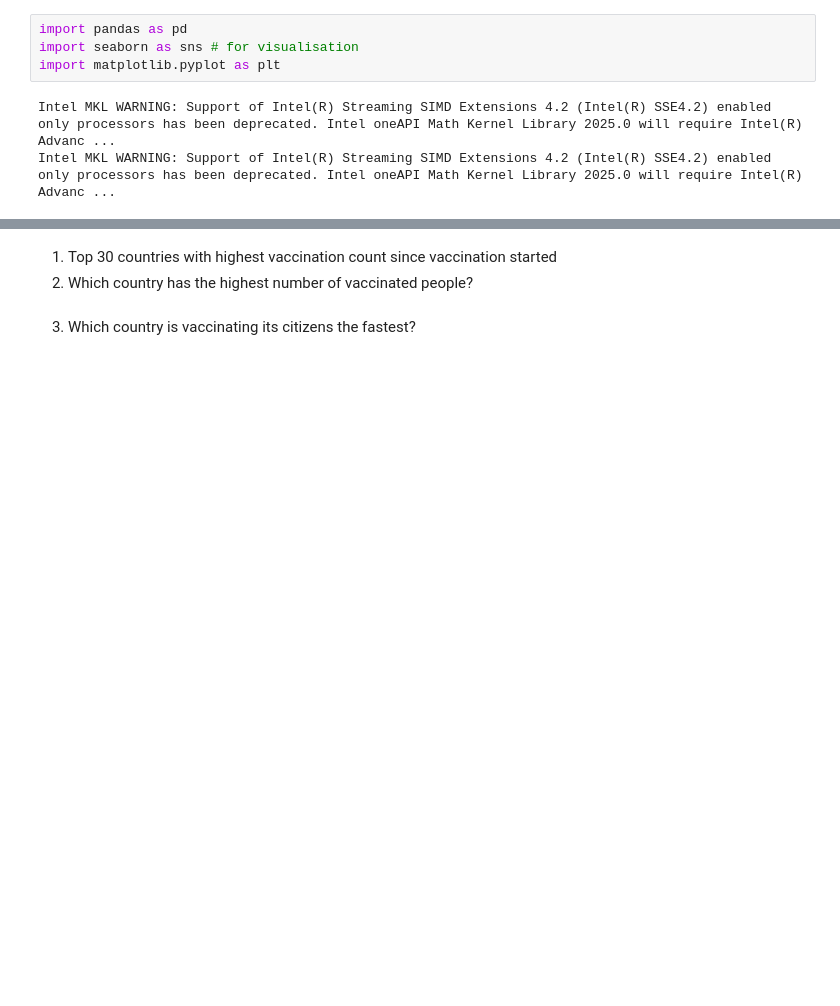
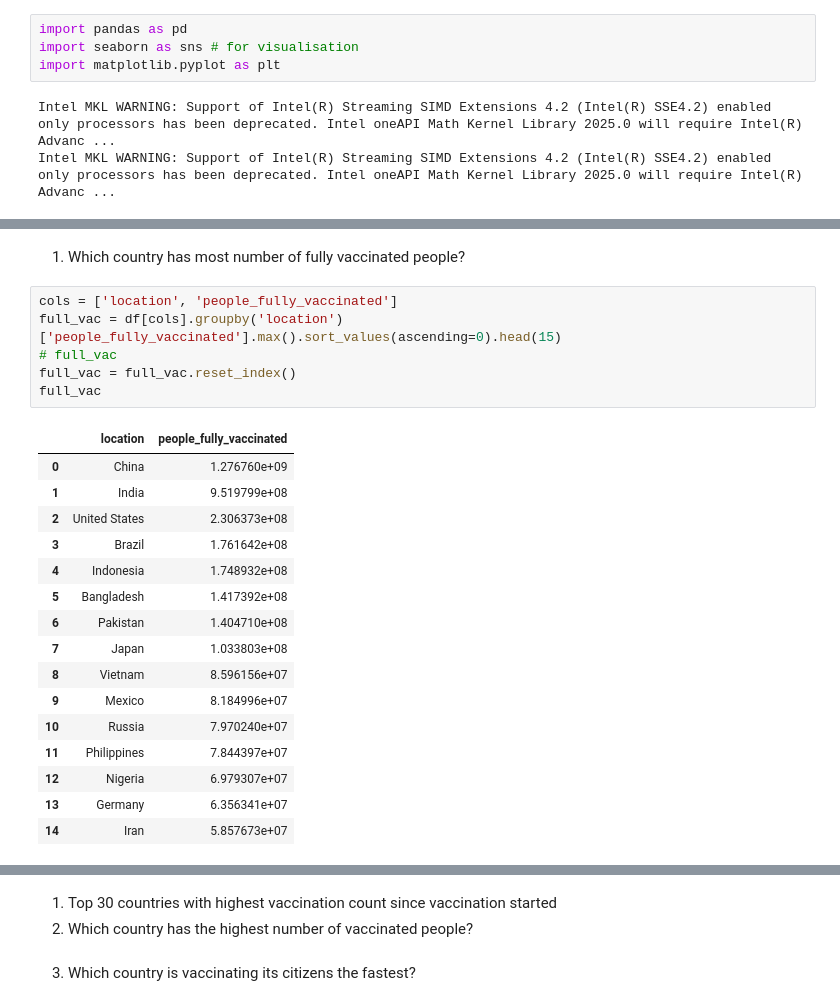
Before and after one commit to lewah/mangosplit, a Jupyter notebook: COVID-19/step3.ipynb, the cells around one changed output, grey strips where cells are left out. Cells and saved outputs as stored; diff of their text form; blank space fills up the shorter version.

```diff
--- a/COVID-19/step3.ipynb
+++ b/COVID-19/step3.ipynb
@@ -17,0 +30,25 @@ df.head()
+# %% [markdown]
+1. Which country has most number of fully vaccinated people?
+# %%
+cols = ['location', 'people_fully_vaccinated']
+full_vac = df[cols].groupby('location')['people_fully_vaccinated'].max().sort_values(ascending=0).head(15)
+# full_vac
+full_vac = full_vac.reset_index()
+full_vac
+# %% [output]
+|  | location | people_fully_vaccinated |
+| 0 | China | 1.276760e+09 |
+| 1 | India | 9.519799e+08 |
+| 2 | United States | 2.306373e+08 |
+| 3 | Brazil | 1.761642e+08 |
+| 4 | Indonesia | 1.748932e+08 |
+| 5 | Bangladesh | 1.417392e+08 |
+| 6 | Pakistan | 1.404710e+08 |
+| 7 | Japan | 1.033803e+08 |
+| 8 | Vietnam | 8.596156e+07 |
+| 9 | Mexico | 8.184996e+07 |
+| 10 | Russia | 7.970240e+07 |
+| 11 | Philippines | 7.844397e+07 |
+| 12 | Nigeria | 6.979307e+07 |
+| 13 | Germany | 6.356341e+07 |
+| 14 | Iran | 5.857673e+07 |
```
Also changed, not shown: parts of 3 cells of this notebook.
